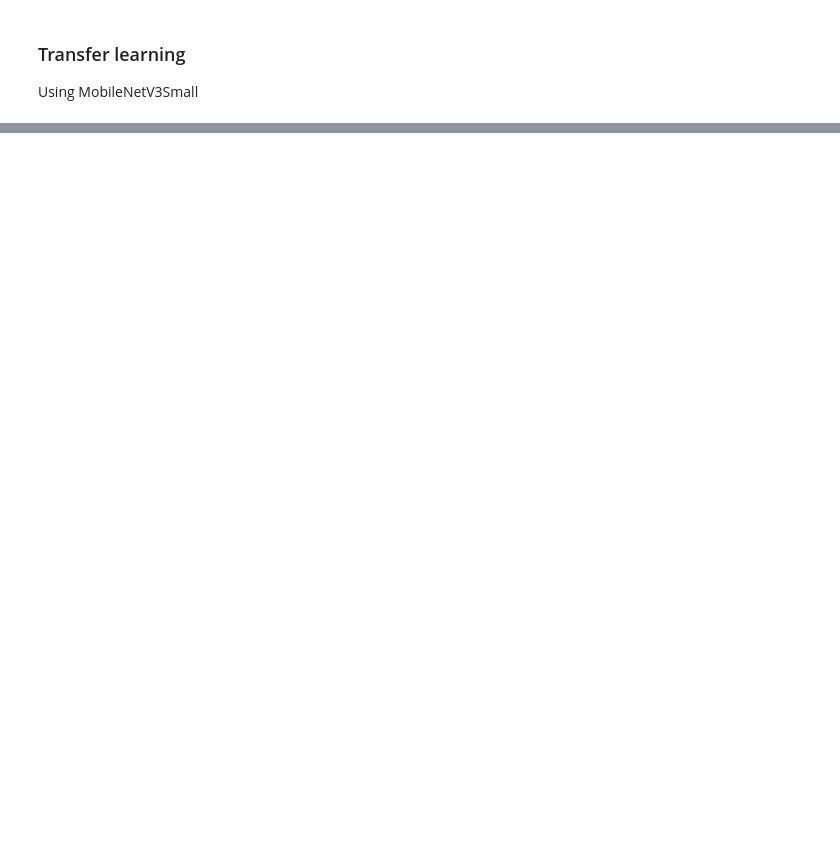
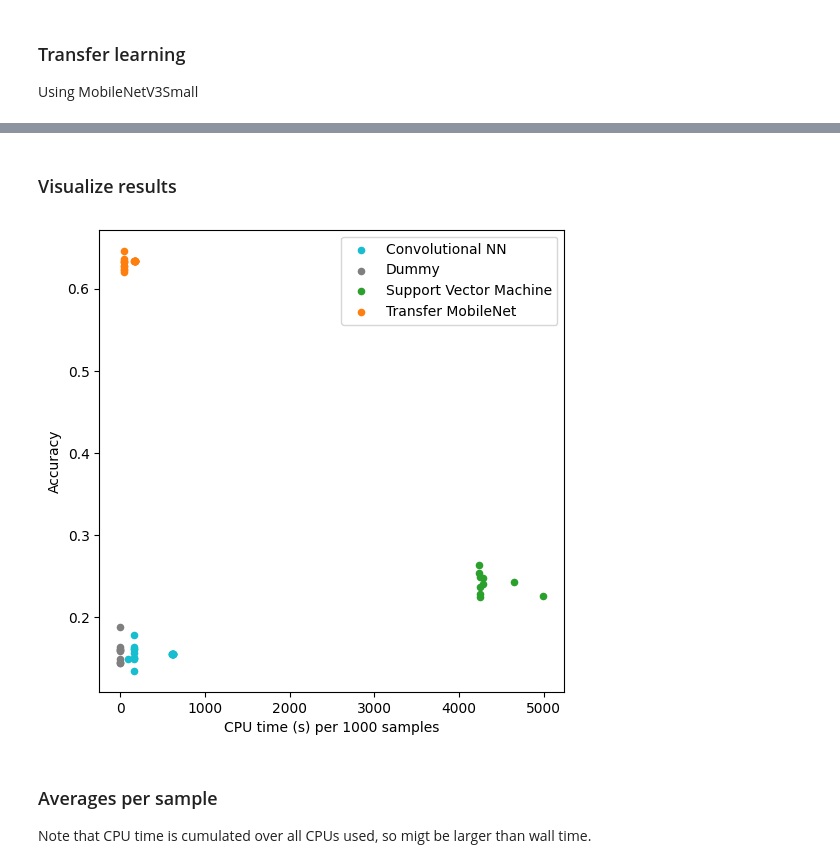
Before and after one commit to aot29/arthropod_taxonomy, a Jupyter notebook: 04_evaluate.ipynb, the cells around one changed output, grey strips where cells are left out. Drawn from its saved outputs; the diff is of its cells as text; code cells hidden in the pictures; blank space fills up the shorter version.

```diff
--- a/04_evaluate.ipynb
+++ b/04_evaluate.ipynb
@@ -60,6 +67,9 @@ X_flat = [img.flatten() for img in X_test_sub]
 # %% [markdown]
 ## Test accuracy
 Test accuracy on test dataset for different models trained in previous notebooks
+# %%
+# define results matrix
+eval_pd = pd.DataFrame(columns=['model', 'accuracy', 'CPU_time'])
 # %% [markdown]
 ### Dummy model
 Dummy -most common category- model, used as baseline
@@ -101,5 +129,2 @@ with open(join(MODELS_PATH, 'cnn.pickle'), 'rb') as handle:
-# %%
-# One-hot encode the labels
-_, y_test_preprocessed = np.unique(y_test, return_inverse=True)
 # %%
 %%time
@@ -119,13 +160,20 @@ Using MobileNetV3Small
 # %%
 with open(join(MODELS_PATH, 'transfer_mobilenet.pickle'), 'rb') as handle:
     transfer_mobilenet = pickle.load(handle)
-# %%
-_, y_test_classes = np.unique(y_test, return_inverse=True)
-y_test_preprocessed = to_categorical(y_test_classes, num_classes=output_classes)
 # %%
 %%time
-(test_loss, test_accuracy) = transfer_mobilenet.evaluate(X_test, y_test_preprocessed, batch_size=32)
 
-print('Test loss: {:.2f}'.format(test_loss))
-print('Test accuracy: {:.2f}%'.format(100*test_accuracy))
+model_name = 'transfer'
+for _ in range(NUM_TESTS):
+    X_test_sub, y_test_sub = sample_test_data()
+    # One-hot encode the labels
+    _, y_test_classes = np.unique(y_test_sub, return_inverse=True)
+    y_test_preprocessed = to_categorical(y_test_classes, num_classes=output_classes)
+
+    start = time.process_time()
+    # Compute accuracy on the test set
+    (_, accuracy) = transfer_mobilenet.evaluate(X_test_sub, y_test_preprocessed, batch_size=32)
+    dtime = time.process_time() - start
+
+    eval_pd.loc[len(eval_pd)] = {'model': model_name , 'accuracy': accuracy, 'CPU_time': dtime}
 # %% [output]
@@ -136,0 +195,19 @@ Wall time: 21.4 s
+# %% [markdown]
+### Visualize results
+# %%
+fig, ax = plt.subplots(figsize=(6, 6))
+colors = {'dummy':'tab:grey', 'svn':'tab:green', 'cnn':'tab:cyan', 'transfer':'tab:orange'}
+labels = {'dummy':'Dummy', 'svn':'Support Vector Machine', 'cnn':'Convolutional NN', 'transfer':'Transfer MobileNet'}
+grouped = eval_pd.groupby('model')
+for key,group in grouped:
+    group.plot(ax=ax, kind='scatter', x='CPU_time', y='accuracy', label=labels[key], color=colors[key])
+#ax.set_xscale('log')
+ax.set_xlabel(f"CPU time (s) per {NUM_TEST_SAMPLES} samples")
+ax.set_ylabel("Accuracy")
+plt.legend()
+plt.show()
+# %% [output]
+[figure, added]
+# %% [markdown]
+### Averages per sample
+Note that CPU time is cumulated over all CPUs used, so migt be larger than wall time.
```
Also changed, not shown: parts of 11 cells of this notebook, 1 other file.
